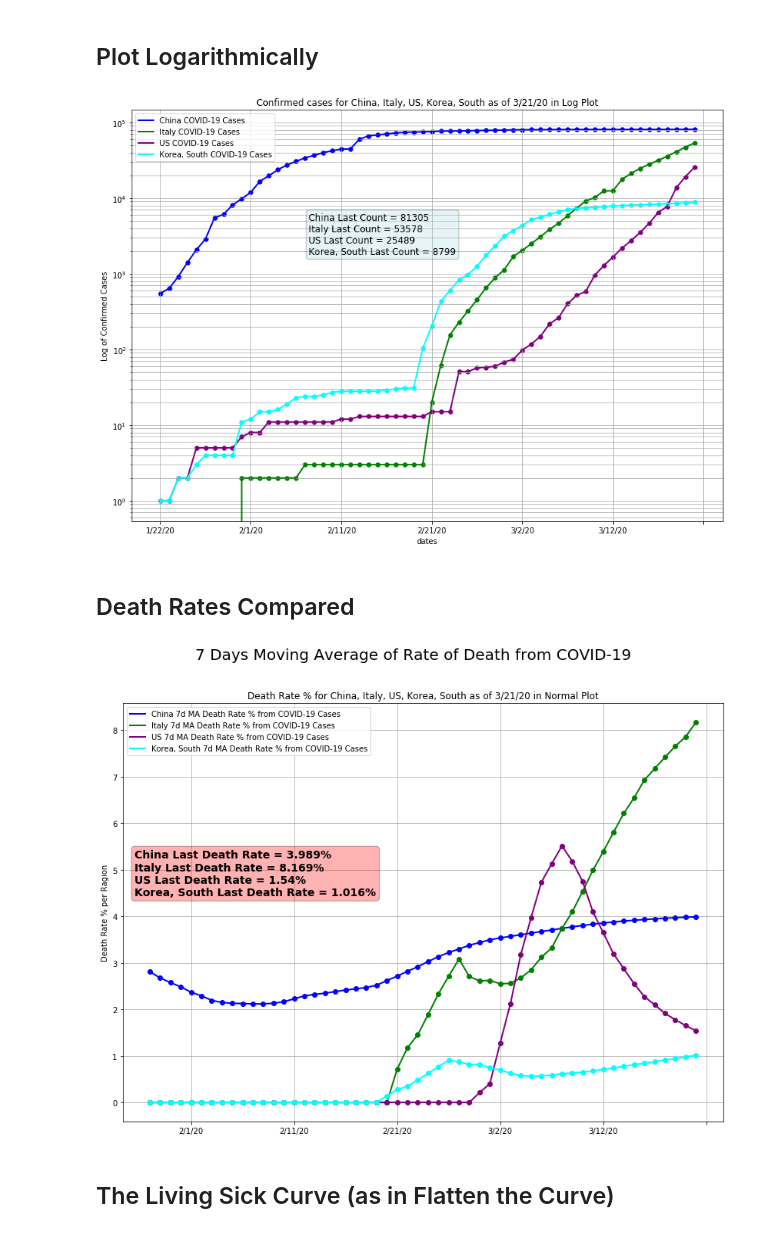
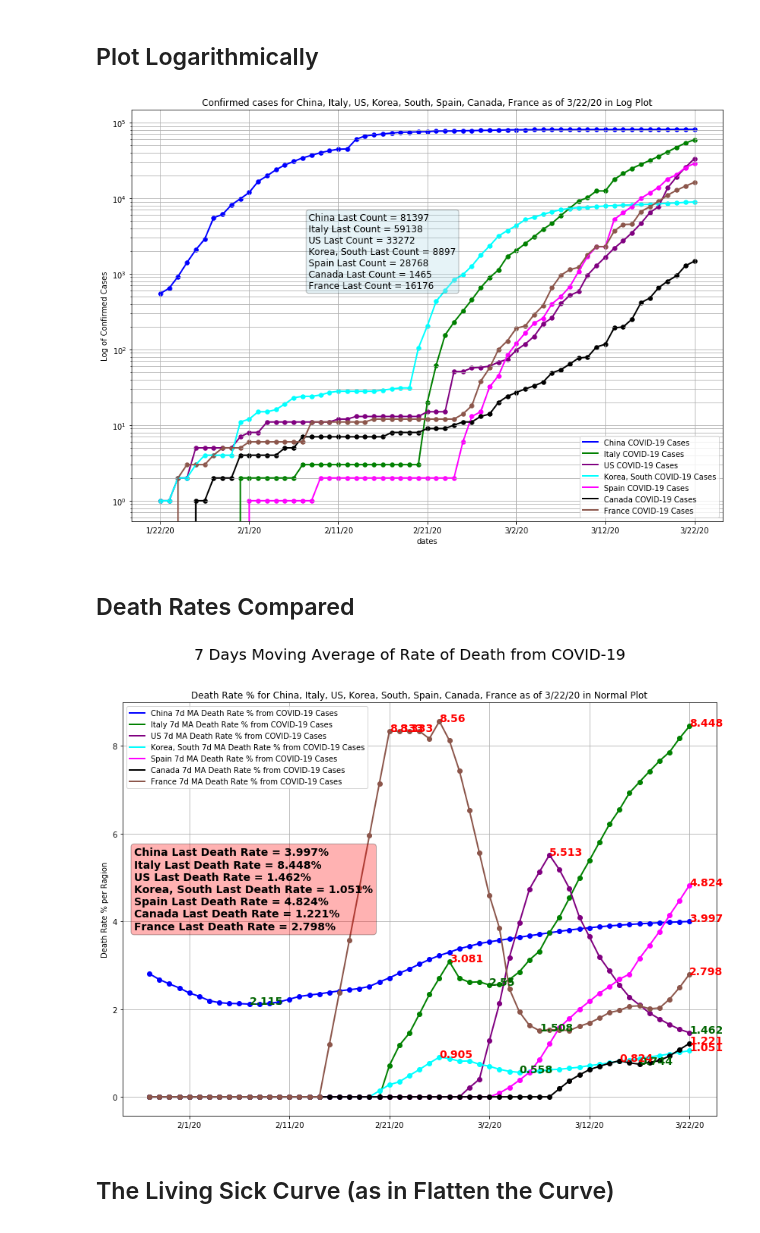
Before and after one commit to sabawi/COVID-19-R-NAUGHT, a Jupyter notebook: covid-19-r-naught.ipynb, the cells around one changed output. Cells and saved outputs as stored; diff of their text form; code cells hidden in the pictures.

Commit message:
some updates to the death charts

```diff
--- a/covid-19-r-naught.ipynb
+++ b/covid-19-r-naught.ipynb
@@ -17,3 +22,10 @@ region = 'US' #'Korea, South' 'Kuwait'  'United Kingdom' 'China' 'Italy' 'France
+# %%
+def FindLocalMinMax(df,colname,n):
+    # Find local peaks
+    df['min'] = df.iloc[argrelextrema(df[colname].values, np.less_equal, order=n)[0]][colname]
+    df['max'] = df.iloc[argrelextrema(df[colname].values, np.greater_equal, order=n)[0]][colname]
+
+    return df
 # %% [markdown]
 ## Data Source
 # %% [markdown]
@@ -94,8 +106,8 @@ ax.grid(True,which="both")
 ## Plot Logarithmically
 # %%
 ## Plot the raw data (logarithmic)
-regions_list = ['China','Italy','US','Korea, South']
-colors = ['blue','green','purple', 'cyan']
+regions_list = ['China','Italy','US','Korea, South','Spain','Canada','France']
+colors = ['blue','green','purple', 'cyan','magenta','black','#8c564b']
 if region not in regions_list:
     regions_list.insert(0,region)
     colors.insert(0,'red')
@@ -128,13 +140,13 @@ ax.legend()
 ax.grid(True,which="both")
 plt.show()
 # %% [output]
-[figure, old version]
+[figure, new version]
 # %% [markdown]
 ## Death Rates Compared
 # %%
 ## Plot theDeath Rates
-regions_list = ['China','Italy','US', 'Korea, South']
-colors = ['blue','green','purple', 'cyan']
+regions_list = ['China','Italy','US','Korea, South','Spain','Canada','France']
+colors = ['blue','green','purple', 'cyan','magenta','black','#8c564b']
 if region not in regions_list:
     regions_list.insert(0,region)
     colors.insert(0,'red')
@@ -147,35 +159,68 @@ fig, ax = plt.subplots(figsize=(14,10))
 i = 0
 MAperiod = 7
 for r in regions_list:
     colname3 = r+' '+str(MAperiod) +'d MA Death Rate % from COVID-19 Cases'
 
     deaths_count = df_deaths[df_deaths['Country/Region'].values == r].copy(deep=True)
     confirmed_count = df_confirmed[df_confirmed['Country/Region'].values == r].copy(deep=True)
 
     df_confirmed_cum = pd.DataFrame(confirmed_count[dates].sum(), columns=[colname3])
     df_deaths_cum = pd.DataFrame(deaths_count[dates].sum(), columns=[colname3])
     df2 = pd.DataFrame(df_deaths_cum * 100 / df_confirmed_cum, columns=[colname3])
     df2[colname3] = df2[colname3].fillna(0)
     df2['dates'] = dates
 
     df2[colname3].rolling(window=MAperiod).mean().plot(ax=ax,logy=False,c=colors[i], lw=2, title = title)
-    #df2.plot.scatter(ax=ax,logy=False,c=colors[i],x='dates',y=colname3,lw=2)
+
     ax.plot(  df2[colname3].rolling(window=MAperiod).mean(),'o',c=colors[i],lw=8)
     text_strings.append(regions_list[i] + ' Last Death Rate = ' + str(np.round(df2[colname3].rolling(window=MAperiod).mean()[-1:][0],3)) + '%')
+
+    df2[colname3+'_MA'] = df2[colname3].rolling(window=MAperiod).mean().dropna()
+
+    maxmin_window = 3
+    minmax_df   = FindLocalMinMax(df2,colname3+'_MA', maxmin_window)
+
+
+    cleanmin_df = pd.DataFrame(minmax_df['min'].dropna(), columns=['min'])
+    cleanmin_df['dates'] =  minmax_df['min'].dropna().index
+    cleanmin_df = cleanmin_df.set_index('dates')
+
+    cleanmax_df = pd.DataFrame(minmax_df['max'].dropna(), columns=['max'])
+    cleanmax_df['dates'] =  minmax_df['max'].dropna().index
+    cleanmax_df = cleanmax_df.set_index('dates')
+
+
+
+    #print('Minimas')
+    style = dict(size=14, color='darkgreen',weight='bold')
+    for item in range(len(cleanmin_df['min'])):
+        if cleanmin_df['min'].values[item] > 0.0:
+            ax.text(cleanmin_df['min'].index.values[item], cleanmin_df['min'].values[item],
+                    str(np.round(cleanmin_df['min'].values[item],3)), **style)
+            #print(cleanmin_df['min'].index.values[item] , cleanmin_df['min'].values[item] )
+
+    #print('Maximas')
+    style = dict(size=14, color='red',weight='bold')
+    for item in range(len(cleanmax_df['max'])):
+        if cleanmax_df['max'].values[item] > 0.0:
+            ax.text(cleanmax_df['max'].index.values[item], cleanmax_df['max'].values[item],
+                    str(np.round(cleanmax_df['max'].values[item],3)), **style)
+            #print(cleanmax_df['max'].index.values[item] , cleanmax_df['max'].values[item] )
+
     i = i +1
 
 fig.suptitle(str(MAperiod)+' Days Moving Average of Rate of Death from COVID-19',size=20)
 textstr = '\n'.join([str(elem) for elem in text_strings])
 props = dict(boxstyle='round', facecolor='red', alpha=0.3)
 ax.text(0.02, 0.65, textstr, transform=ax.transAxes, fontsize=14,fontweight='heavy',fontfamily='sans-serif',
         verticalalignment='top', bbox=props)
 
 plt.ylabel('Death Rate % per Ragion')
 ax.legend()
 ax.grid(True,which="both")
 plt.show()
 # %% [output]
-[figure, old version]
+[figure, new version]
 # %% [markdown]
 ## The Living Sick Curve (as in Flatten the Curve)
 # %%
```
Also changed, not shown: parts of 6 cells of this notebook.
